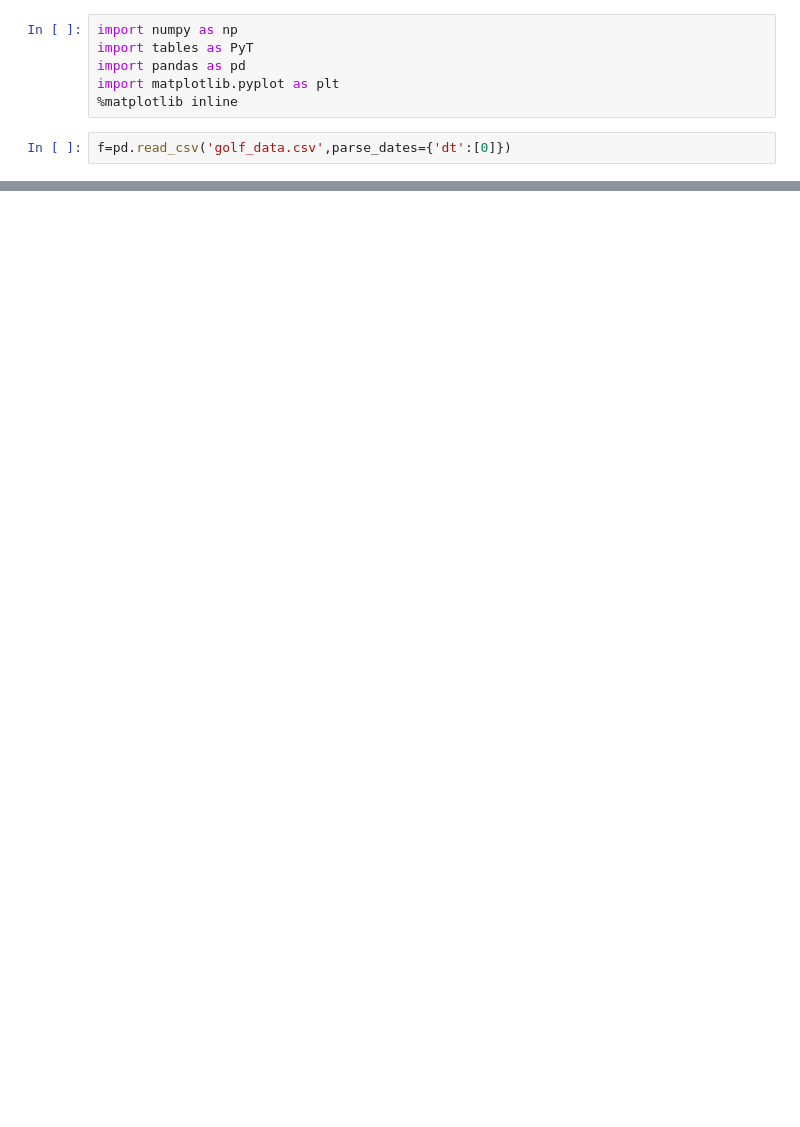
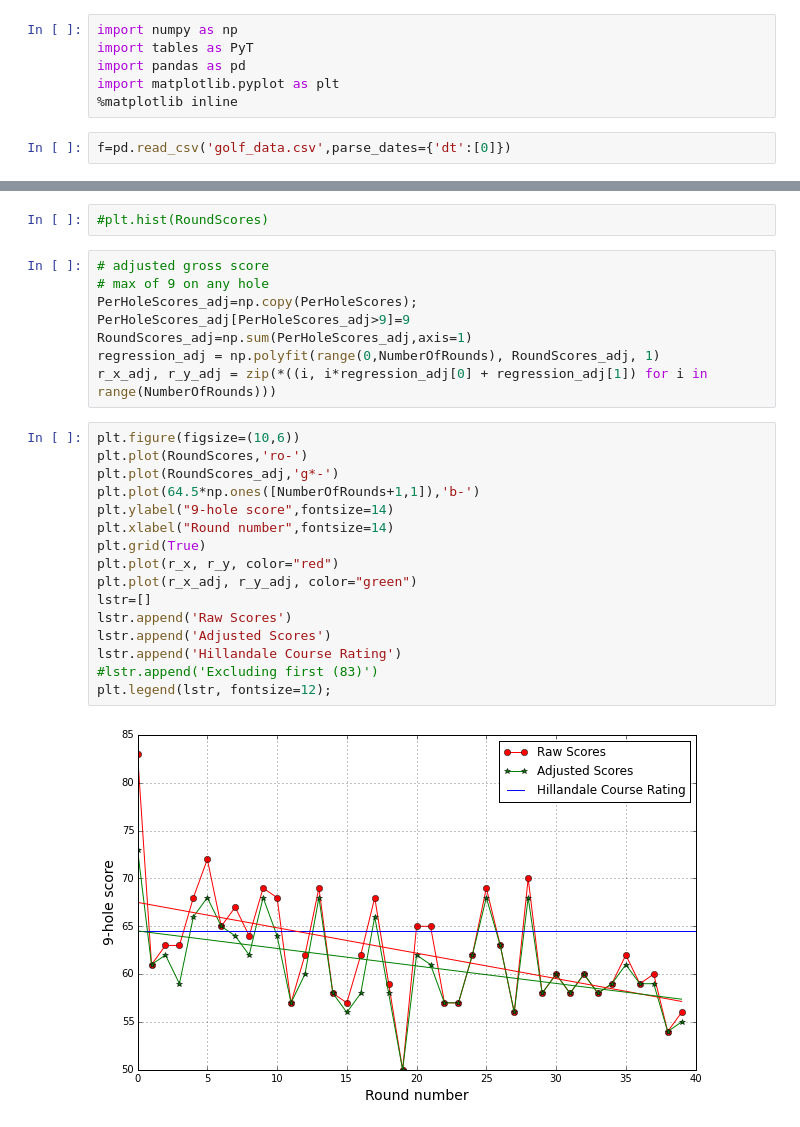
Before and after one commit to BrianOBlanton/NoteBooks, a Jupyter notebook: MyLousyGolfScores.ipynb, the cells around one changed output, grey strips where cells are left out. Cells and saved outputs as stored; diff of their text form; blank space fills up the shorter version.

```diff
--- a/MyLousyGolfScores.ipynb
+++ b/MyLousyGolfScores.ipynb
@@ -43,0 +51,28 @@ plt.legend(lstr, fontsize=12)
+# %%
+#plt.hist(RoundScores)
+# %%
+# adjusted gross score
+# max of 9 on any hole
+PerHoleScores_adj=np.copy(PerHoleScores);
+PerHoleScores_adj[PerHoleScores_adj>9]=9
+RoundScores_adj=np.sum(PerHoleScores_adj,axis=1)
+regression_adj = np.polyfit(range(0,NumberOfRounds), RoundScores_adj, 1)
+r_x_adj, r_y_adj = zip(*((i, i*regression_adj[0] + regression_adj[1]) for i in range(NumberOfRounds)))
+# %%
+plt.figure(figsize=(10,6))
+plt.plot(RoundScores,'ro-')
+plt.plot(RoundScores_adj,'g*-')
+plt.plot(64.5*np.ones([NumberOfRounds+1,1]),'b-')
+plt.ylabel("9-hole score",fontsize=14)
+plt.xlabel("Round number",fontsize=14)
+plt.grid(True)
+plt.plot(r_x, r_y, color="red")
+plt.plot(r_x_adj, r_y_adj, color="green")
+lstr=[]
+lstr.append('Raw Scores')
+lstr.append('Adjusted Scores')
+lstr.append('Hillandale Course Rating')
+#lstr.append('Excluding first (83)')
+plt.legend(lstr, fontsize=12);
+# %% [output]
+[figure, added]
```
Also changed, not shown: parts of 10 cells of this notebook, 6 other files.
